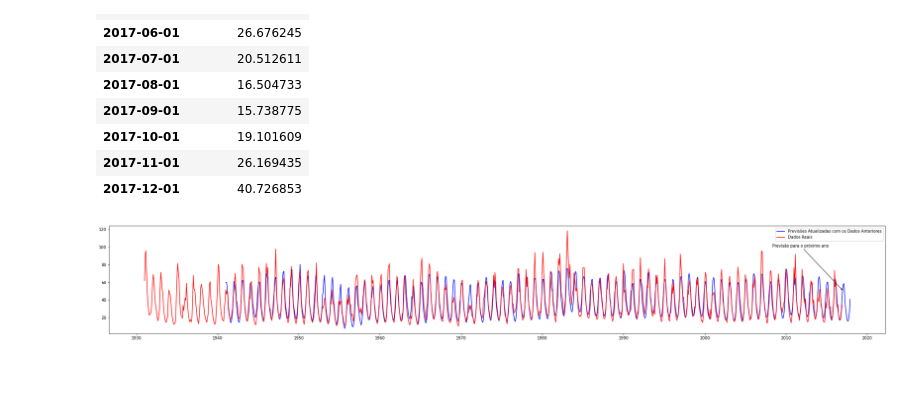
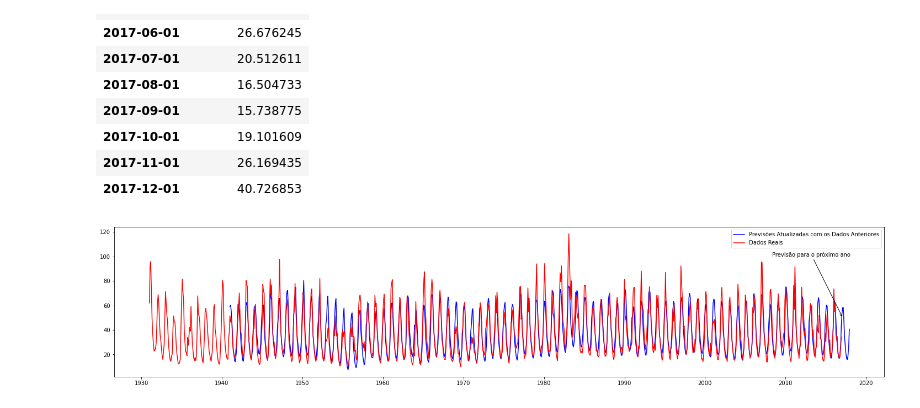
Before and after one commit to MarceloLuiz1338/Diversos, a Jupyter notebook: Time_Series.ipynb, the cells around one changed output. Saved outputs shown, nothing was run; the diff lists cells and outputs as text; code cells hidden in the pictures; blank space fills up the shorter version.

```diff
--- a/Time_Series.ipynb
+++ b/Time_Series.ipynb
@@ -144,16 +144,16 @@ for k in range(10,86):
 resposta.columns=['Valor']
 previsoes_totais=pd.concat([previsoes,resposta])
 # %%
-mpl.rcParams['figure.figsize'] = [35,5]
+mpl.rcParams['figure.figsize'] = [25,5]
 plt.plot(previsoes_totais.index, previsoes_totais, color = 'blue', markersize = 4)
 plt.plot(serie.index, serie, color = 'red', markersize = 4)
 plt.legend(['Previsões Atualizadas com os Dados Anteriores','Dados Reais'],loc='best')
 plt.annotate('Previsão para o próximo ano',xy=(17200,50),xycoords='data',xytext=(14000, 100), arrowprops=dict(arrowstyle="->",connectionstyle="arc3"))
 #plt.savefig('Previsão.png',format='png')
 
 plt.show()
 # %% [output]
-[figure, old version]
+[figure, new version]
 # %%
 #Para ter uma noção da precisão, testei o erro percentual médio e o erro quadrático médio
 #da previsão para o período que temos os dados reais:
```
Also changed, not shown: parts of 1 cell of this notebook.
